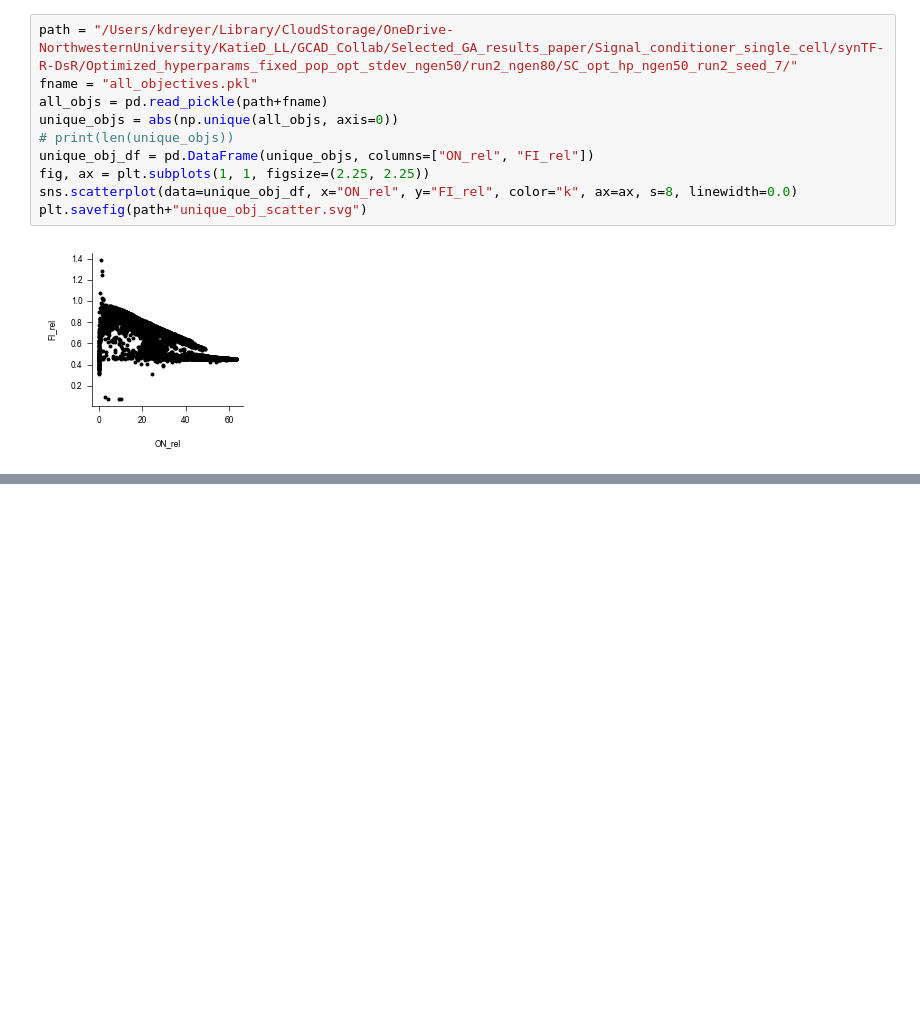
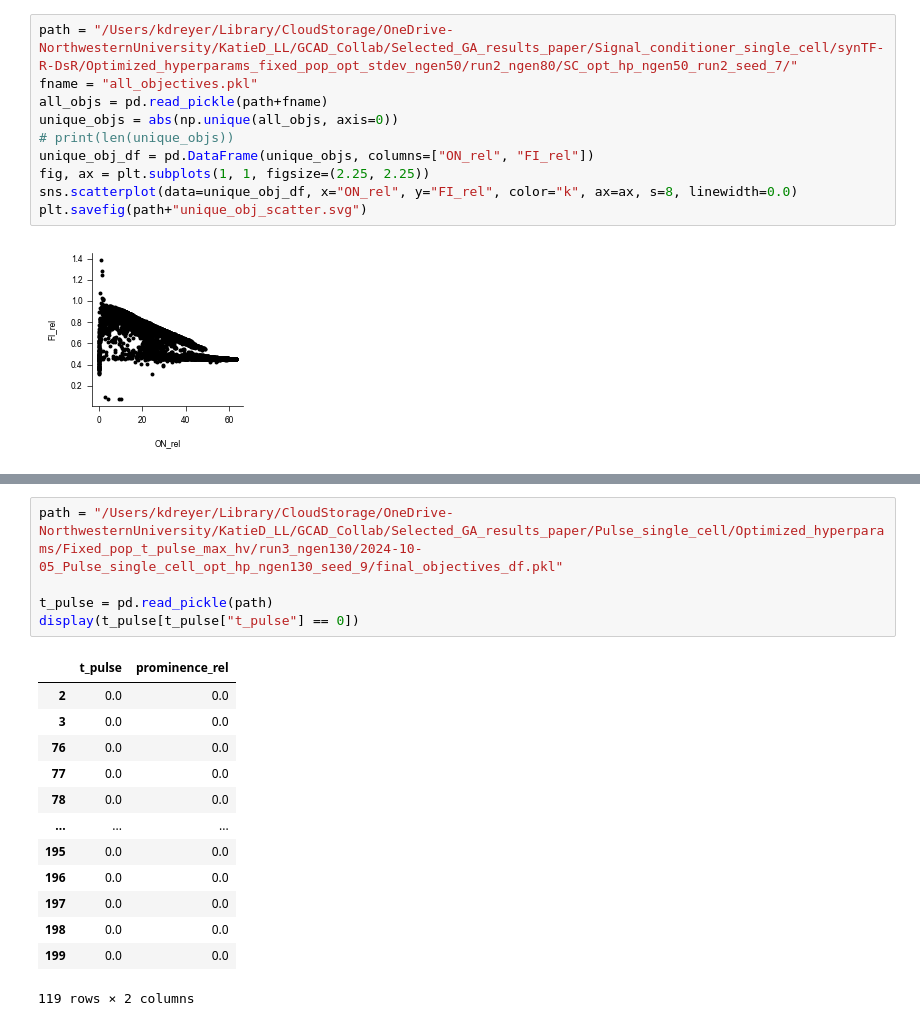
Before and after one commit to Mangan-Group/GraphGA, a Jupyter notebook: pulse_prediction_vs_exp.ipynb, the cells around one changed output, grey strips where cells are left out. Drawn from its saved outputs; the diff is of its cells as text; blank space fills up the shorter version.

```diff
--- a/pulse_prediction_vs_exp.ipynb
+++ b/pulse_prediction_vs_exp.ipynb
@@ -1869,0 +1974,19 @@ plt.savefig(path+"unique_obj_scatter.svg")
+# %%
+path = "/Users/kdreyer/Library/CloudStorage/OneDrive-NorthwesternUniversity/KatieD_LL/GCAD_Collab/Selected_GA_results_paper/Pulse_single_cell/Optimized_hyperparams/Fixed_pop_t_pulse_max_hv/run3_ngen130/2024-10-05_Pulse_single_cell_opt_hp_ngen130_seed_9/final_objectives_df.pkl"
+
+t_pulse = pd.read_pickle(path)
+display(t_pulse[t_pulse["t_pulse"] == 0])
+# %% [output]
+|  | t_pulse | prominence_rel |
+| 2 | 0.0 | 0.0 |
+| 3 | 0.0 | 0.0 |
+| 76 | 0.0 | 0.0 |
+| 77 | 0.0 | 0.0 |
+| 78 | 0.0 | 0.0 |
+| ... | ... | ... |
+| 195 | 0.0 | 0.0 |
+| 196 | 0.0 | 0.0 |
+| 197 | 0.0 | 0.0 |
+| 198 | 0.0 | 0.0 |
+| 199 | 0.0 | 0.0 |
+119 rows × 2 columns
```
Also changed, not shown: parts of 5 cells of this notebook, 4 other files.
